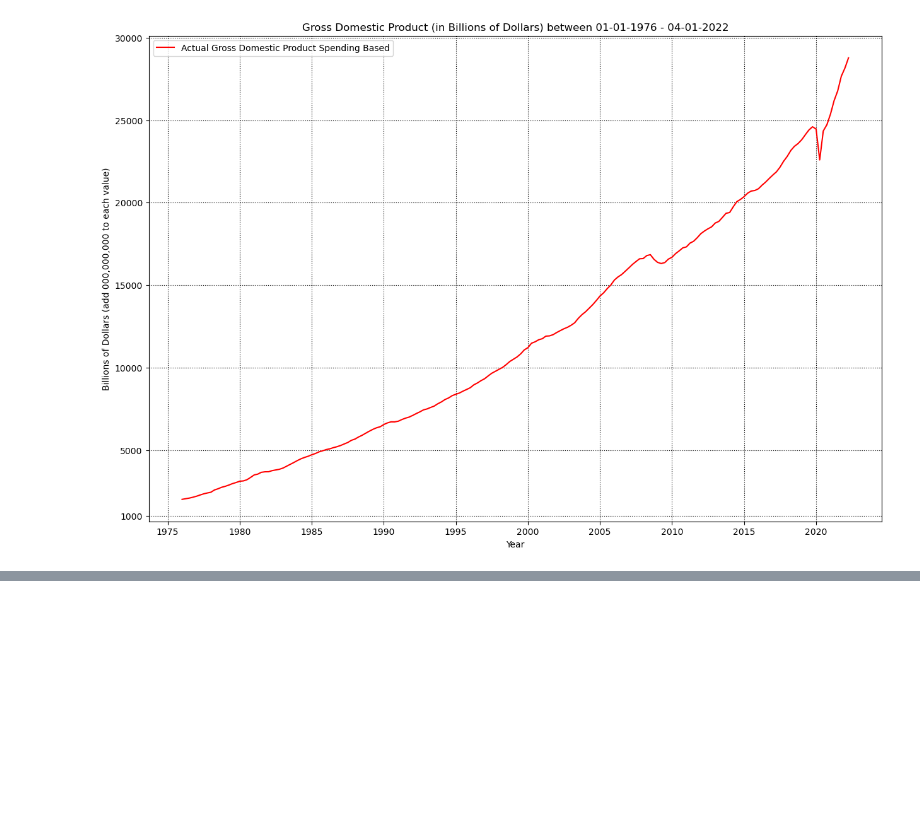
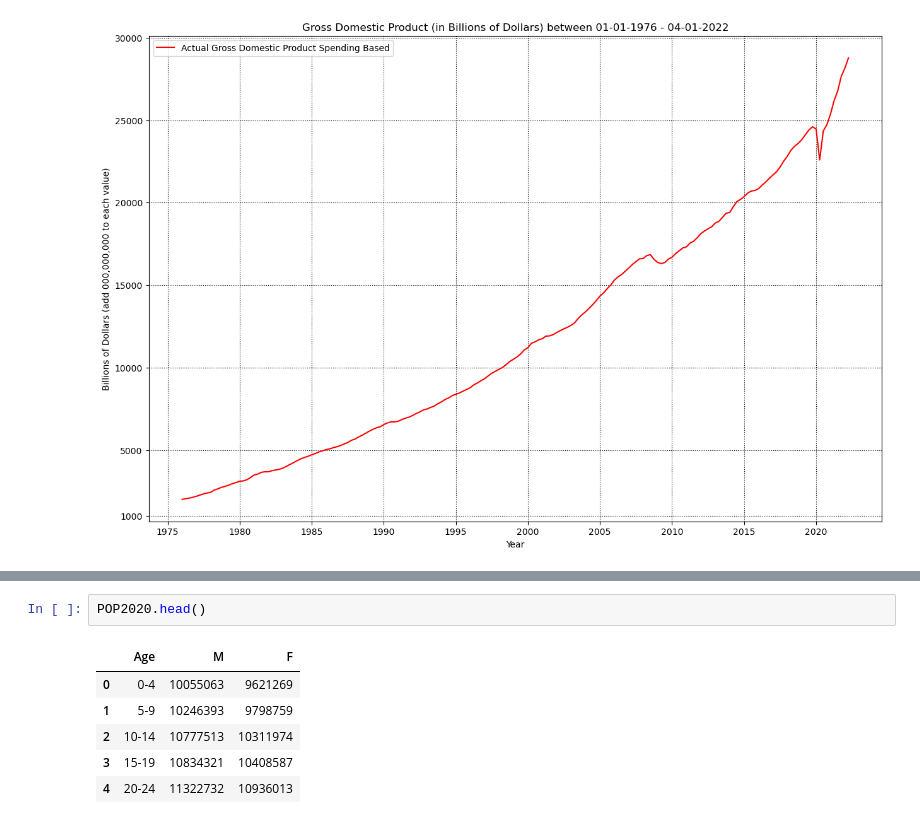
Before and after one commit to boggs2louky/EAP, a Jupyter notebook: National Unemployment and Labor Force Participation 1976-2022.ipynb, the cells around one changed output, grey strips where cells are left out. Drawn from its saved outputs; the diff is of its cells as text; blank space fills up the shorter version.

```diff
--- a/National Unemployment and Labor Force Participation 1976-2022.ipynb
+++ b/National Unemployment and Labor Force Participation 1976-2022.ipynb
@@ -434,0 +488,9 @@ plt.show()
+# %%
+POP2020.head()
+# %% [output]
+|  | Age | M | F |
+| 0 | 0-4 | 10055063 | 9621269 |
+| 1 | 5-9 | 10246393 | 9798759 |
+| 2 | 10-14 | 10777513 | 10311974 |
+| 3 | 15-19 | 10834321 | 10408587 |
+| 4 | 20-24 | 11322732 | 10936013 |
```
Also changed, not shown: parts of 10 cells of this notebook.
